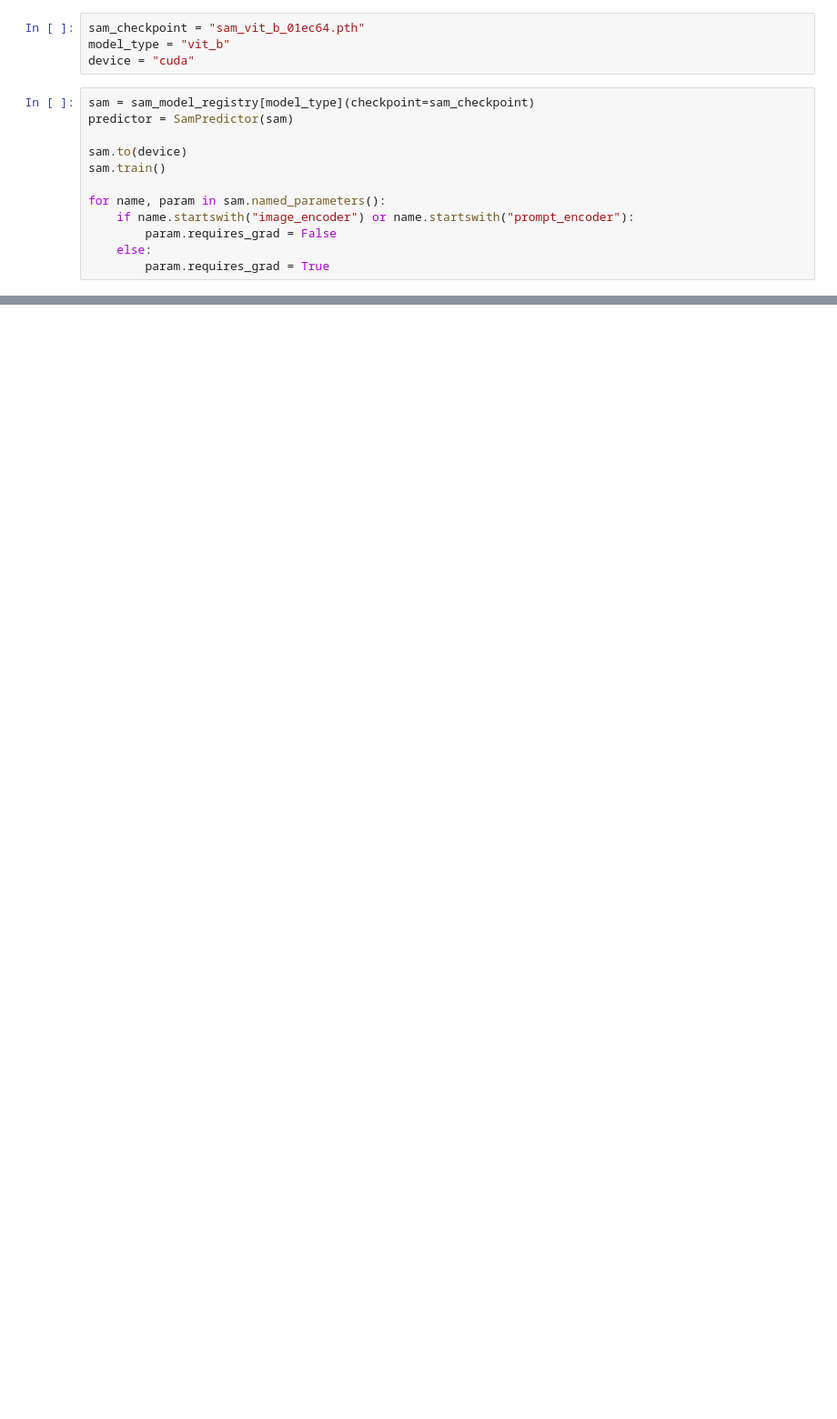
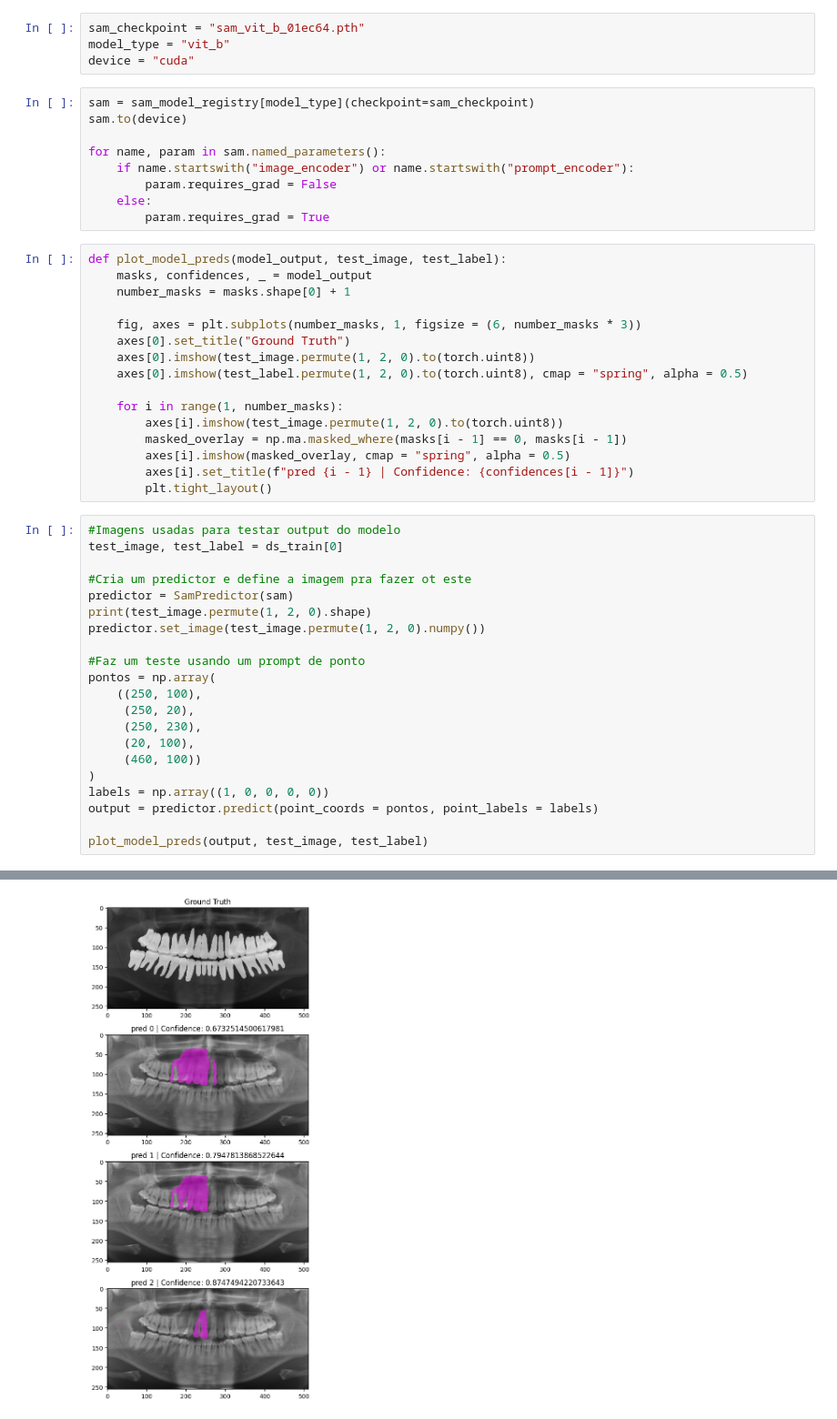
Before and after one commit to pedrotokar/deeplearning-assignments, a Jupyter notebook: Assignment 4/Deep Learning Assignment 4.ipynb, the cells around one changed output, grey strips where cells are left out. Shown at 91% size. Cells and saved outputs as stored; diff of their text form; blank space fills up the shorter version.

```diff
--- a/Assignment 4/Deep Learning Assignment 4.ipynb
+++ b/Assignment 4/Deep Learning Assignment 4.ipynb
@@ -187,13 +217,48 @@ model_type = "vit_b"
 device = "cuda"
 # %%
 sam = sam_model_registry[model_type](checkpoint=sam_checkpoint)
-predictor = SamPredictor(sam)
-
 sam.to(device)
-sam.train()
 
 for name, param in sam.named_parameters():
     if name.startswith("image_encoder") or name.startswith("prompt_encoder"):
         param.requires_grad = False
     else:
         param.requires_grad = True
+# %%
+def plot_model_preds(model_output, test_image, test_label):
+    masks, confidences, _ = model_output
+    number_masks = masks.shape[0] + 1
+
+    fig, axes = plt.subplots(number_masks, 1, figsize = (6, number_masks * 3))
+    axes[0].set_title("Ground Truth")
+    axes[0].imshow(test_image.permute(1, 2, 0).to(torch.uint8))
+    axes[0].imshow(test_label.permute(1, 2, 0).to(torch.uint8), cmap = "spring", alpha = 0.5)
+
+    for i in range(1, number_masks):
+        axes[i].imshow(test_image.permute(1, 2, 0).to(torch.uint8))
+        masked_overlay = np.ma.masked_where(masks[i - 1] == 0, masks[i - 1])
+        axes[i].imshow(masked_overlay, cmap = "spring", alpha = 0.5)
+        axes[i].set_title(f"pred {i - 1} | Confidence: {confidences[i - 1]}")
+        plt.tight_layout()
+# %%
+#Imagens usadas para testar output do modelo
+test_image, test_label = ds_train[0]
+
+#Cria um predictor e define a imagem pra fazer ot este
+predictor = SamPredictor(sam)
+print(test_image.permute(1, 2, 0).shape)
+predictor.set_image(test_image.permute(1, 2, 0).numpy())
+
+#Faz um teste usando um prompt de ponto
+pontos = np.array(
+    ((250, 100),
+     (250, 20),
+     (250, 230),
+     (20, 100),
+     (460, 100))
+)
+labels = np.array((1, 0, 0, 0, 0))
+output = predictor.predict(point_coords = pontos, point_labels = labels)
+
+plot_model_preds(output, test_image, test_label)
+# %% [output]
@@ -199,0 +266 @@ for name, param in sam.named_parameters():
+[figure, added]
```
Also changed, not shown: parts of 14 cells of this notebook.
